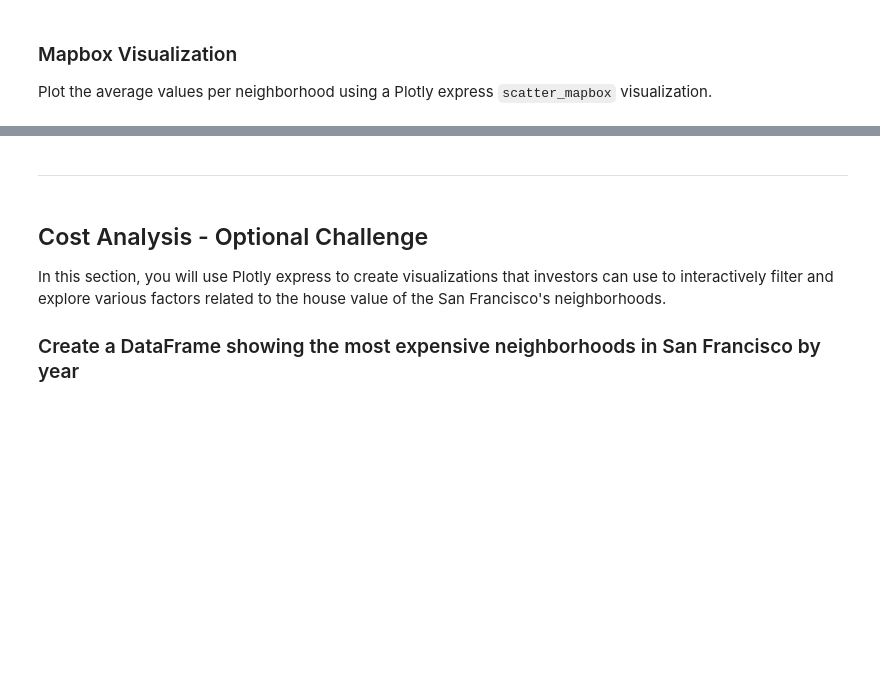
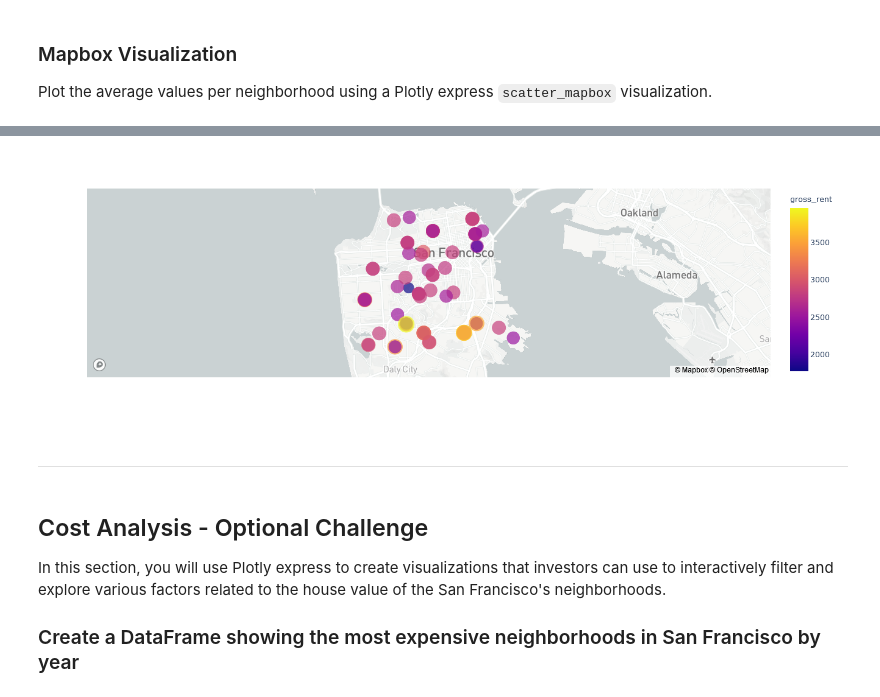
Before and after one commit to vweinblatt123/HW6-Pythonic-Monopoly, a Jupyter notebook: rental_analysis.ipynb, the cells around one changed output, grey strips where cells are left out. Saved outputs shown, nothing was run; the diff lists cells and outputs as text; code cells hidden in the pictures; blank space fills up the shorter version.

```diff
--- a/rental_analysis.ipynb
+++ b/rental_analysis.ipynb
@@ -329,3 +325,21 @@ Plot the average values per neighborhood using a Plotly express `scatter_mapbox`
+# %%
+# Set the mapbox access token
+px.set_mapbox_access_token(map_box_api)
+
+# Create a scatter mapbox to analyze neighborhood info
+map_plot = px.scatter_mapbox(
+    combined_df,
+    title = "Average Sale Price Per Sq Foot and Gross REnt in "
+    lat = "Lat",
+    lon = "Lon",
+    color = "gross_rent",
+    size = "gross_rent",
+    hover_name = "Neighborhood",
+    zoom = 10.5
+)
+map_plot.show()
+# %% [output]
+[figure, added]
 # %% [markdown]
 - - -
 # %% [markdown]
```
Also changed, not shown: parts of 7 cells of this notebook.
